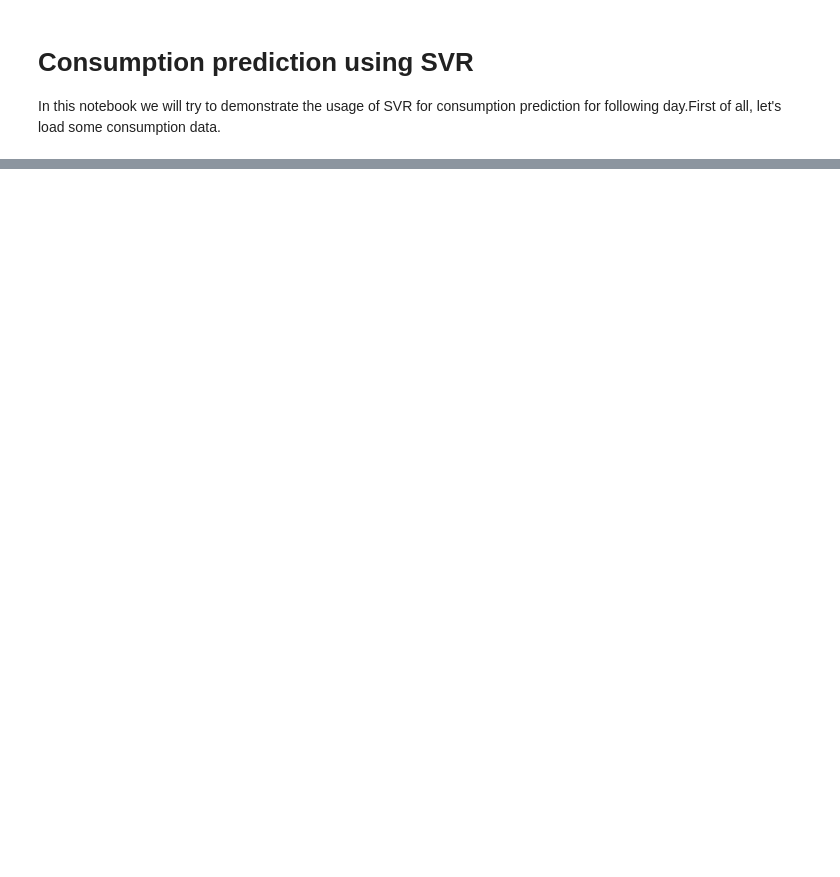
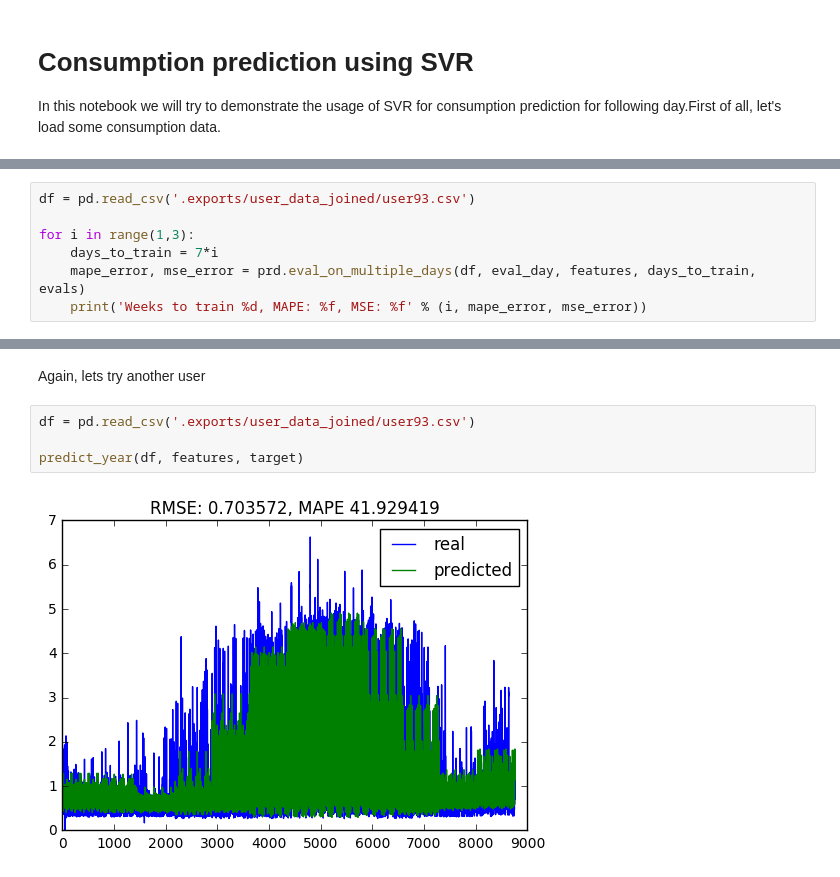
Before and after one commit to Jarino/energy-recommender, a Jupyter notebook: SVR for prediction.ipynb, the cells around one changed output, grey strips where cells are left out. Cells and saved outputs as stored; diff of their text form; blank space fills up the shorter version.

```diff
--- a/SVR for prediction.ipynb
+++ b/SVR for prediction.ipynb
@@ -99,0 +79,7 @@ Weeks to train 8, MAPE: 55.471086
+# %%
+df = pd.read_csv('.exports/user_data_joined/user93.csv')
+
+for i in range(1,3):
+    days_to_train = 7*i
+    mape_error, mse_error = prd.eval_on_multiple_days(df, eval_day, features, days_to_train, evals)
+    print('Weeks to train %d, MAPE: %f, MSE: %f' % (i, mape_error, mse_error))
@@ -99,0 +208,8 @@ Weeks to train 8, MAPE: 55.471086
+# %% [markdown]
+Again, lets try another user
+# %%
+df = pd.read_csv('.exports/user_data_joined/user93.csv')
+
+predict_year(df, features, target)
+# %% [output]
+[figure, added]
```
Also changed, not shown: parts of 35 cells of this notebook, 8 other files.
